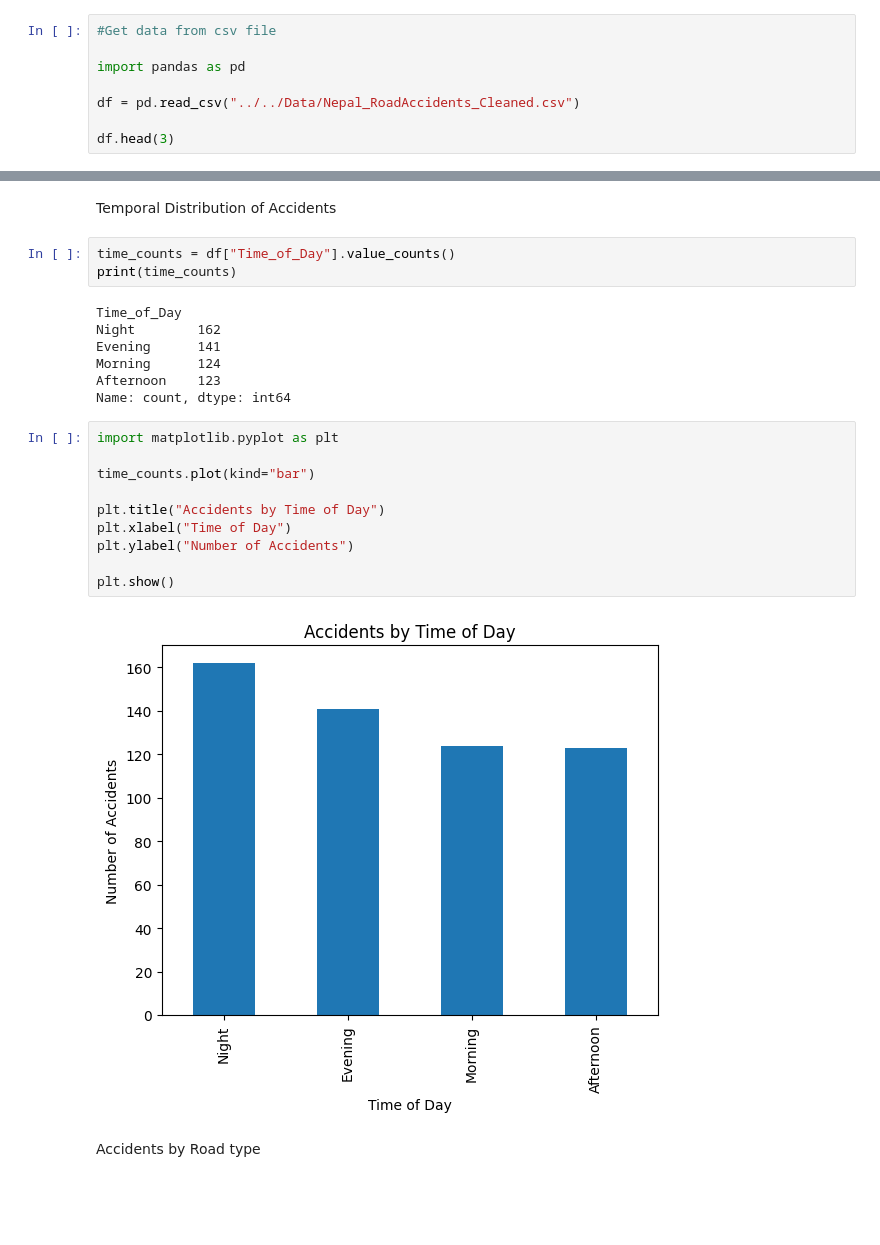
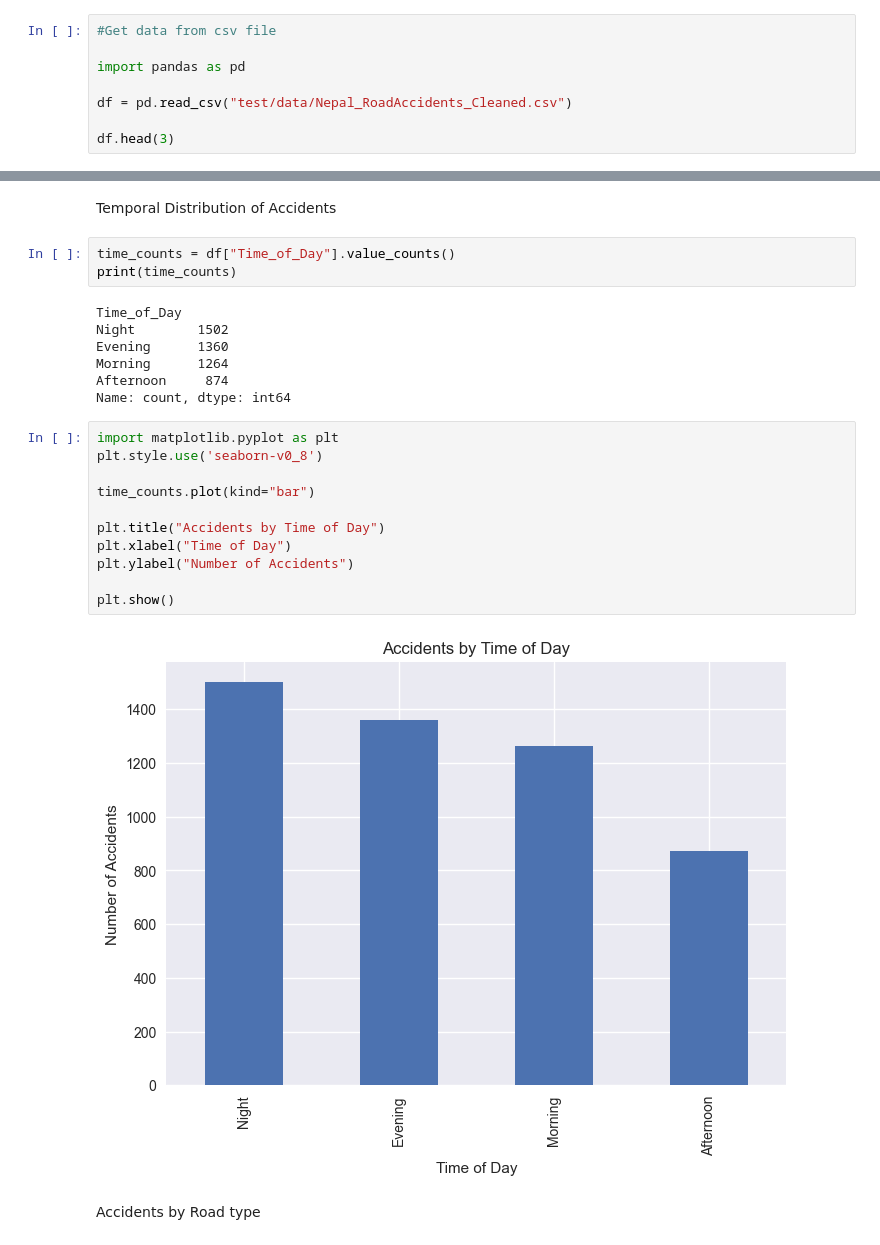
Before and after one commit to ronit-739/Traffic-Accident-Pattern-Analysis, a Jupyter notebook: Code/Dikesh/Heatmap.ipynb, the cells around one changed output, grey strips where cells are left out. Drawn from its saved outputs; the diff is of its cells as text; blank space fills up the shorter version.

```diff
--- a/Code/Dikesh/Heatmap.ipynb
+++ b/Code/Dikesh/Heatmap.ipynb
@@ -3,7 +3,7 @@
 
 import pandas as pd
 
-df = pd.read_csv("../../Data/Nepal_RoadAccidents_Cleaned.csv")
+df = pd.read_csv("test/data/Nepal_RoadAccidents_Cleaned.csv")
 
 df.head(3)
 # %% [output]
@@ -38,23 +38,24 @@ time_counts = df["Time_of_Day"].value_counts()
 print(time_counts)
 # %% [output]
 Time_of_Day
-Night        162
-Evening      141
-Morning      124
-Afternoon    123
+Night        1502
+Evening      1360
+Morning      1264
+Afternoon     874
 Name: count, dtype: int64
 # %%
 import matplotlib.pyplot as plt
+plt.style.use('seaborn-v0_8')
 
 time_counts.plot(kind="bar")
 
 plt.title("Accidents by Time of Day")
 plt.xlabel("Time of Day")
 plt.ylabel("Number of Accidents")
 
 plt.show()
 # %% [output]
-[figure, old version]
+[figure, new version]
 # %% [markdown]
 Accidents by Road type
 # %%
```
Also changed, not shown: parts of 3 cells of this notebook.
